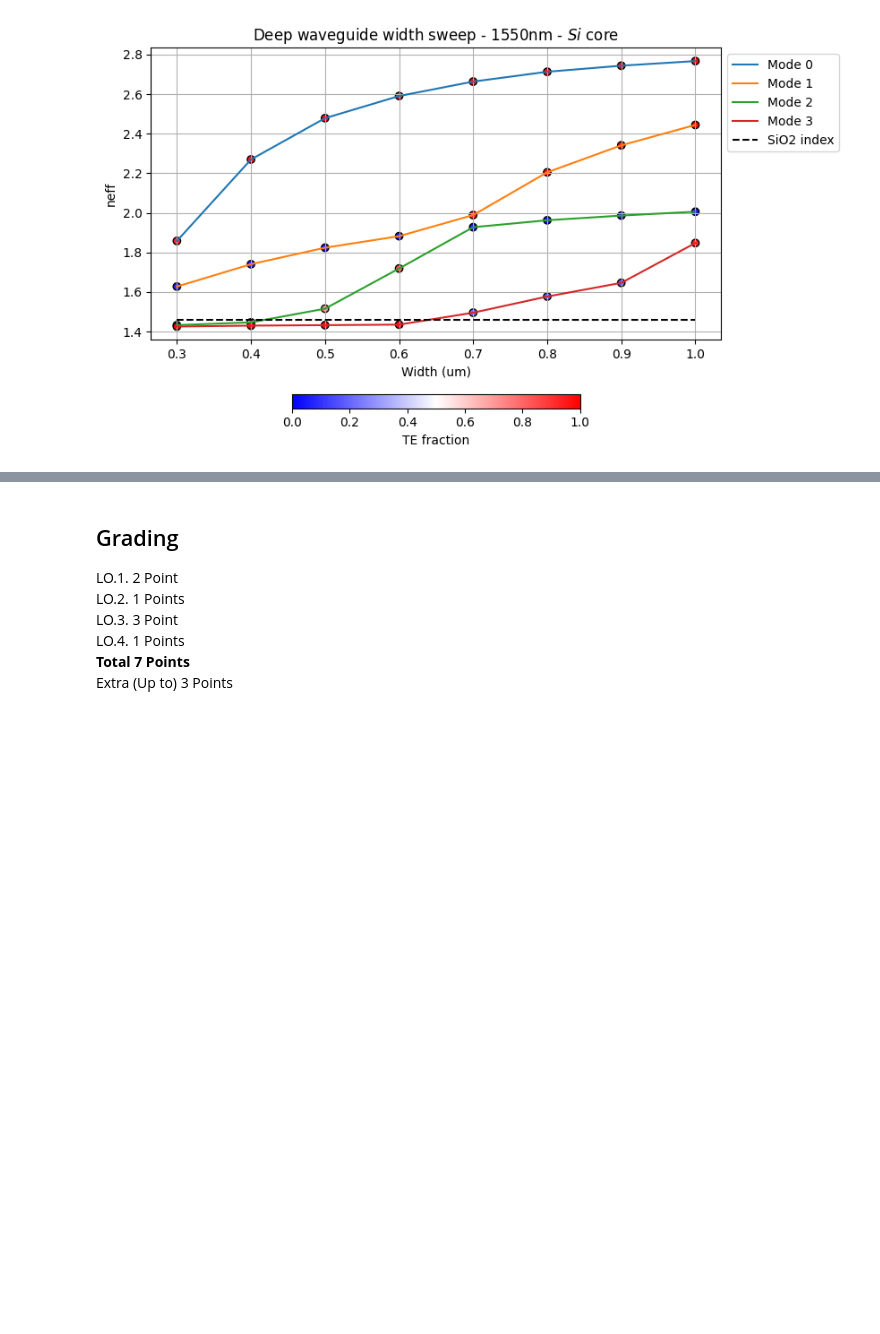
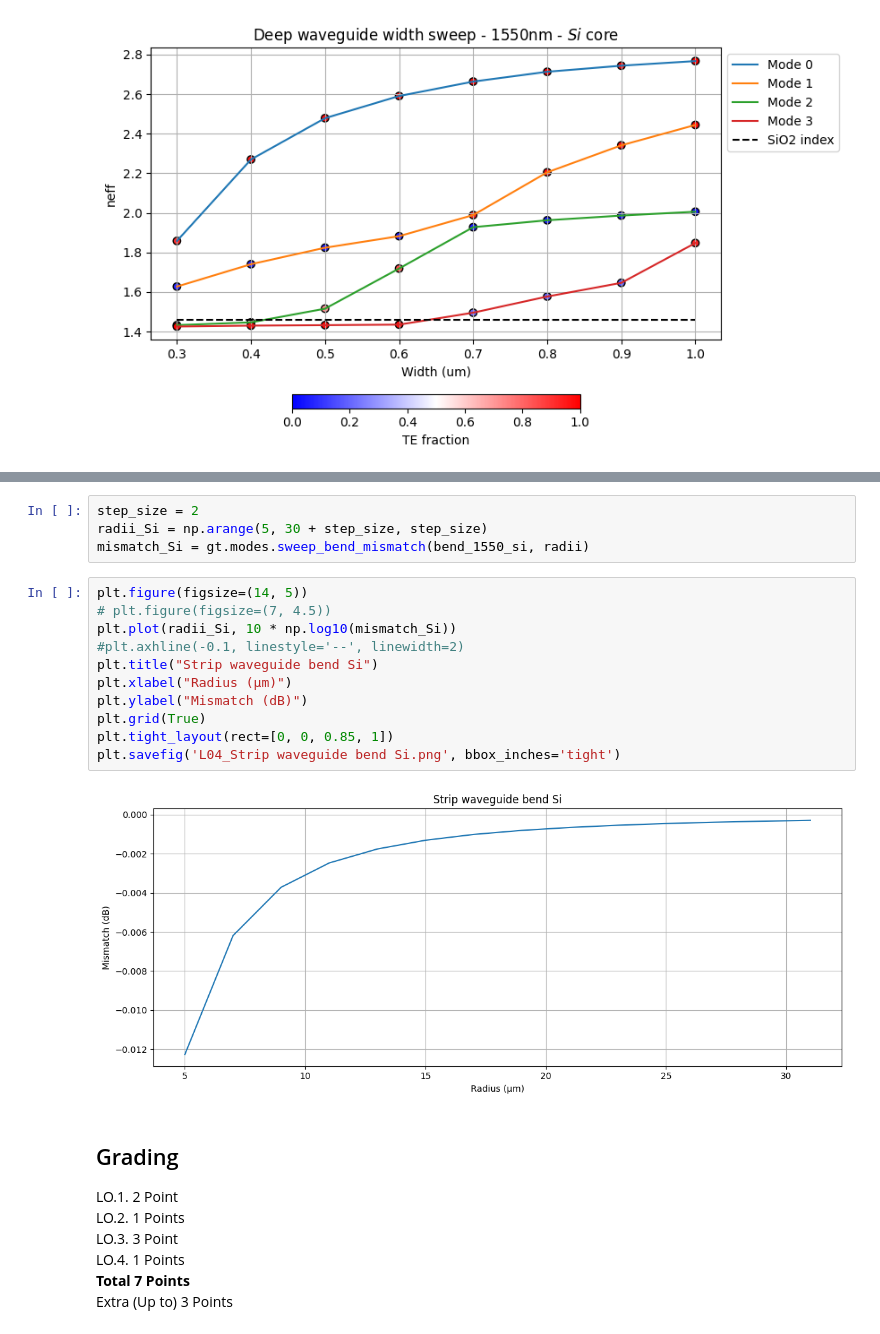
Before and after one commit to niospinamev2/pic-upv-lab1, a Jupyter notebook: WAVEGUIDES_Student.ipynb, the cells around one changed output, grey strips where cells are left out. Drawn from its saved outputs; the diff is of its cells as text; blank space fills up the shorter version.

```diff
--- a/WAVEGUIDES_Student.ipynb
+++ b/WAVEGUIDES_Student.ipynb
@@ -926,3 +997,20 @@ deep_waveguide = gt.modes.Waveguide(
+# %%
+step_size = 2
+radii_Si = np.arange(5, 30 + step_size, step_size)
+mismatch_Si = gt.modes.sweep_bend_mismatch(bend_1550_si, radii)
+# %%
+plt.figure(figsize=(14, 5))
+# plt.figure(figsize=(7, 4.5))
+plt.plot(radii_Si, 10 * np.log10(mismatch_Si))
+#plt.axhline(-0.1, linestyle='--', linewidth=2)
+plt.title("Strip waveguide bend Si")
+plt.xlabel("Radius (μm)")
+plt.ylabel("Mismatch (dB)")
+plt.grid(True)
+plt.tight_layout(rect=[0, 0, 0.85, 1])
+plt.savefig('L04_Strip waveguide bend Si.png', bbox_inches='tight')
+# %% [output]
+[figure, added]
 # %% [markdown]
 ## Grading
 
```
Also changed, not shown: parts of 9 cells of this notebook, 3 other files.
